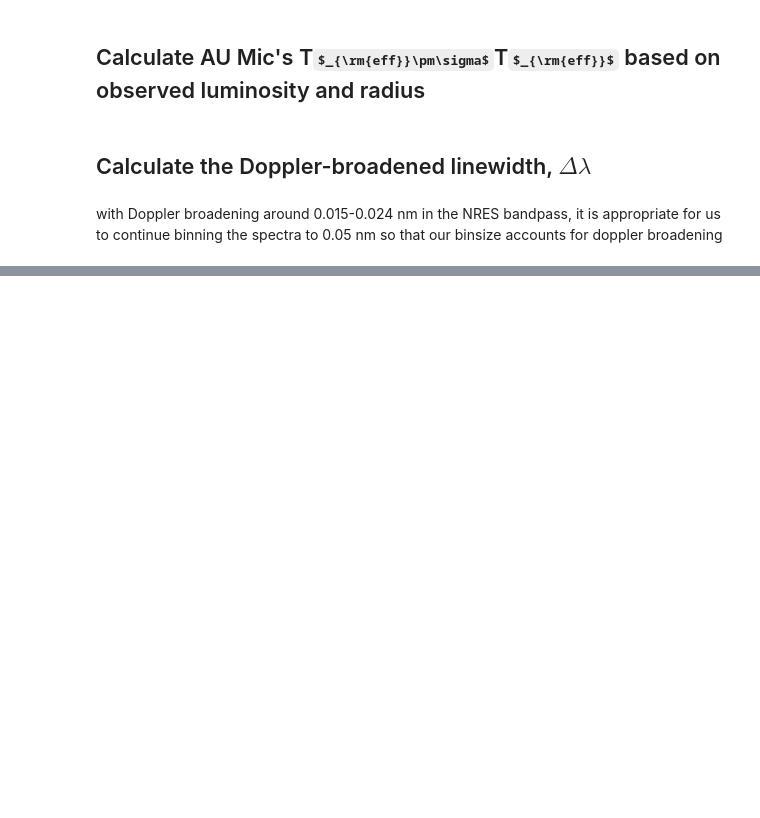
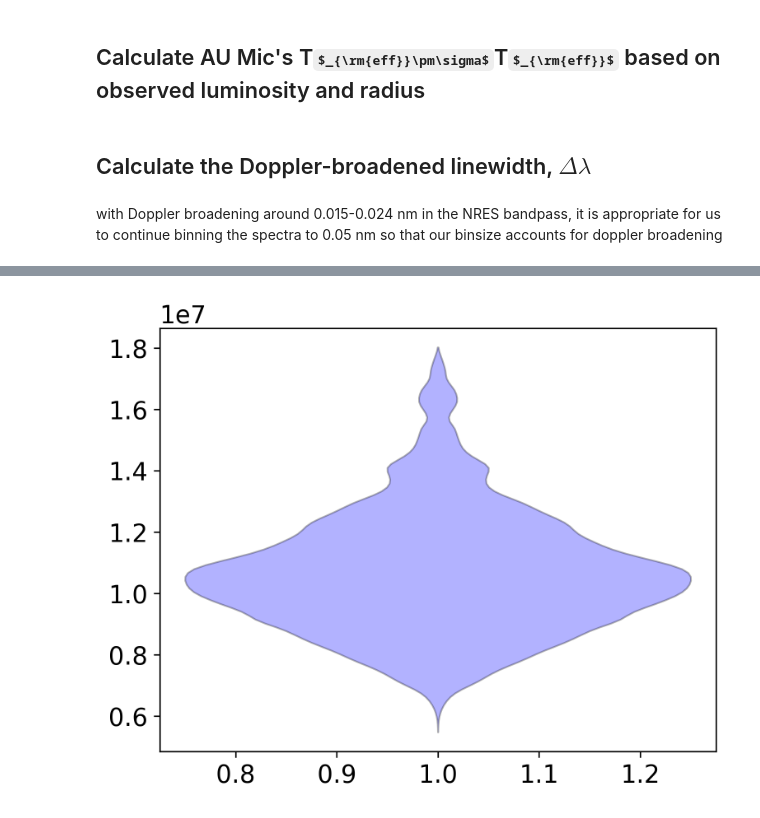
Before and after one commit to will-waalkes/AUMicTLSE, a Jupyter notebook: Modeling/paper_calculations.ipynb, the cells around one changed output, grey strips where cells are left out. Saved outputs shown, nothing was run; the diff lists cells and outputs as text; code cells hidden in the pictures; some formulas as TeX source; blank space fills up the shorter version.

```diff
--- a/Modeling/paper_calculations.ipynb
+++ b/Modeling/paper_calculations.ipynb
@@ -65,0 +151,12 @@ with Doppler broadening around 0.015-0.024 nm in the NRES bandpass, it is approp
+# %%
+combined_Ts = Tspot_samples[0]/3000 * Tspot_samples[1]/3000
+# %%
+fig,ax=plt.subplots(1,1,figsize=(5,4))
+Tspots = ax.violinplot(combined_Ts, positions=[1],showextrema=False, showmedians=False)
+for pc in Tspots['bodies']:
+    pc.set_facecolor('blue')
+    pc.set_label(r'$\rm{T_{spot}}$')
+    pc.set_edgecolor('black')
+    # pc.set_alpha(alpha)
+# %% [output]
+[figure, added]
```
Also changed, not shown: parts of 4 cells of this notebook, 3 other files.
